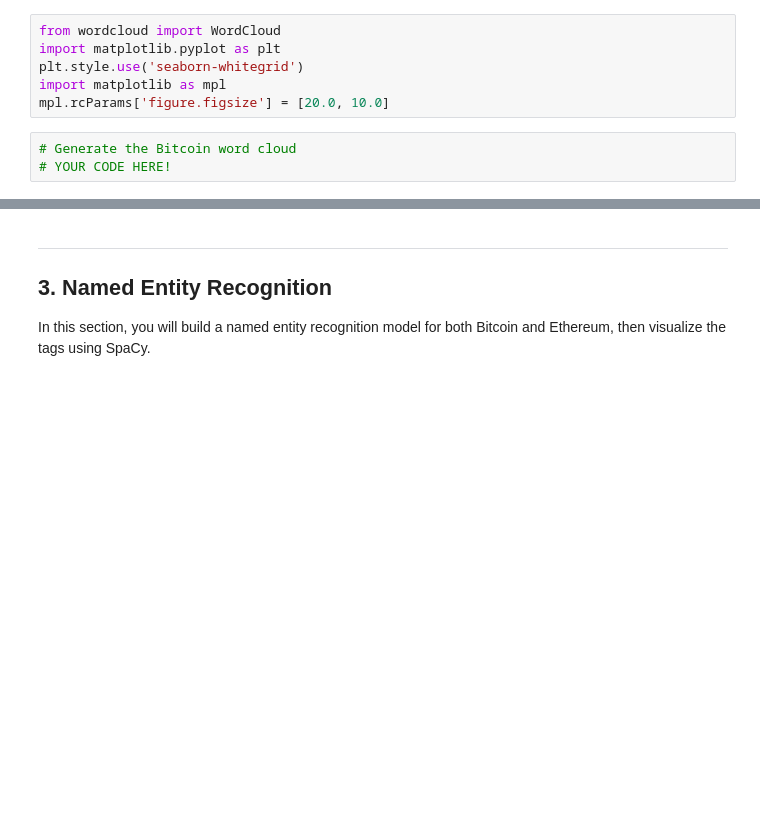
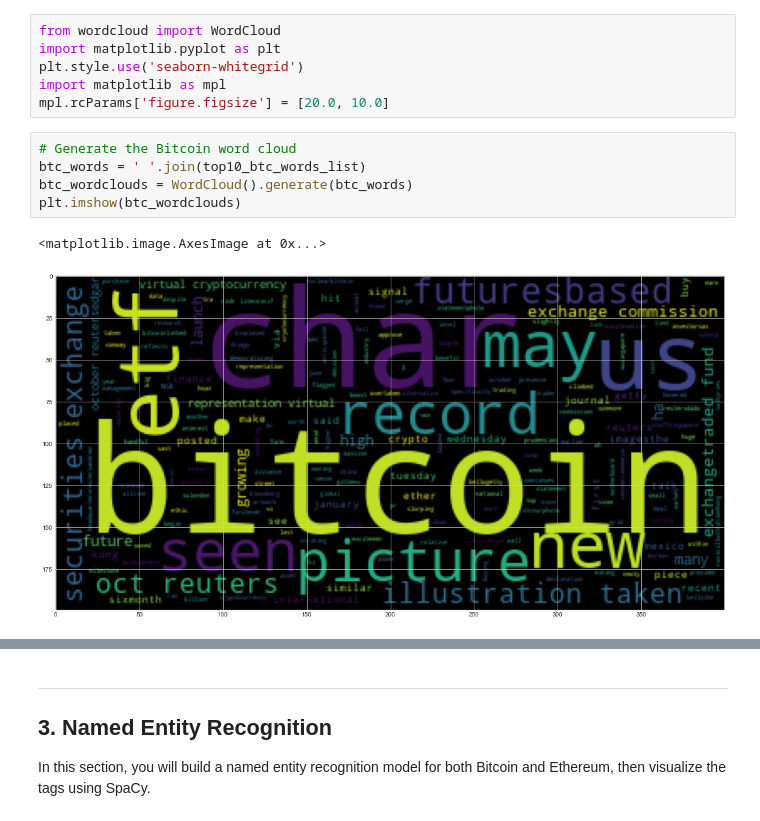
Before and after one commit to cryptillium/NLP, a Jupyter notebook: crypto_sentiment.ipynb, the cells around one changed output, grey strips where cells are left out. Saved outputs shown, nothing was run; the diff lists cells and outputs as text; blank space fills up the shorter version.

```diff
--- a/crypto_sentiment.ipynb
+++ b/crypto_sentiment.ipynb
@@ -331,6 +331,11 @@ import matplotlib as mpl
 mpl.rcParams['figure.figsize'] = [20.0, 10.0]
 # %%
 # Generate the Bitcoin word cloud
-# YOUR CODE HERE!
+btc_words = ' '.join(top10_btc_words_list)
+btc_wordclouds = WordCloud().generate(btc_words)
+plt.imshow(btc_wordclouds)
+# %% [output]
+<matplotlib.image.AxesImage at 0x...>
+[figure, added]
 # %%
 # Generate the Ethereum word cloud
```
Also changed, not shown: parts of 14 cells of this notebook, 1 other file.
